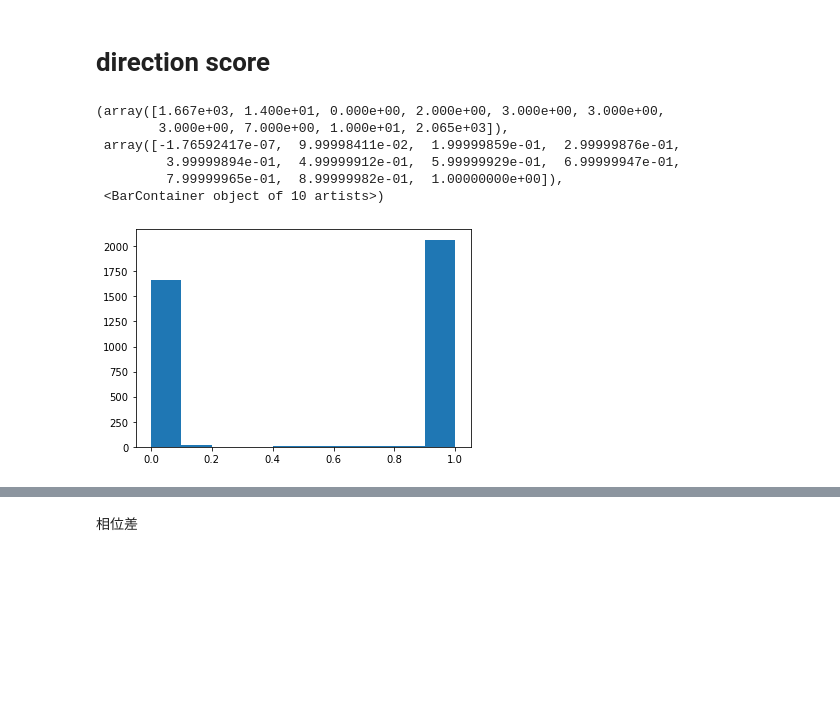
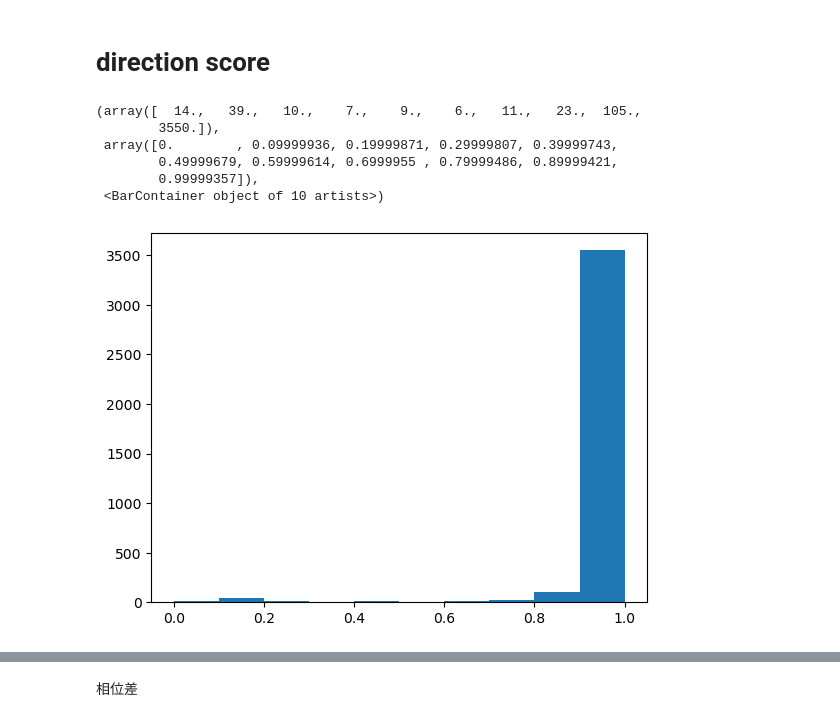
Before and after one commit to Coco233333/grid-pattern-formation, a Jupyter notebook: 2_band_cell_plot.ipynb, the cells around one changed output, grey strips where cells are left out. Saved outputs shown, nothing was run; the diff lists cells and outputs as text; code cells hidden in the pictures; blank space fills up the shorter version.

```diff
--- a/2_band_cell_plot.ipynb
+++ b/2_band_cell_plot.ipynb
@@ -90,7 +74,7 @@ def band_score(rate,res):
         )
         # print("Returning last known parameters:", params)
     # return popt, pcov
-    dx = 4.4/res
+    dx = 4/res
     k0 = params[1]
     phi = params[2]
     sigma = params[3]
@@ -140,7 +124,9 @@ from scipy.optimize import curve_fit
 Ng = 4096
 
 def gaussian(x, A, mu, sigma):
-    return A * np.exp(-(x - mu)**2 / (2 * sigma**2))
+    dis = np.abs(x - mu)
+    dis = np.where(dis>np.pi,np.pi*2-dis,dis)
+    return A * np.exp(-dis**2 / (2 * sigma**2))
 
 def direction_scores(activations_theta=activations_theta, Ng=Ng):
     scores = []
@@ -177,12 +209,12 @@ direction_scores, A_params, mu_params, sigma_params = direction_scores()
 # %%
-plt.hist(direction_scores)
+plt.hist(dir_scores)
 # %% [output]
-(array([1.667e+03, 1.400e+01, 0.000e+00, 2.000e+00, 3.000e+00, 3.000e+00,
-        3.000e+00, 7.000e+00, 1.000e+01, 2.065e+03]),
- array([-1.76592417e-07,  9.99998411e-02,  1.99999859e-01,  2.99999876e-01,
-         3.99999894e-01,  4.99999912e-01,  5.99999929e-01,  6.99999947e-01,
-         7.99999965e-01,  8.99999982e-01,  1.00000000e+00]),
+(array([  14.,   39.,   10.,    7.,    9.,    6.,   11.,   23.,  105.,
+        3550.]),
+ array([0.        , 0.09999936, 0.19999871, 0.29999807, 0.39999743,
+        0.49999679, 0.59999614, 0.6999955 , 0.79999486, 0.89999421,
+        0.99999357]),
  <BarContainer object of 10 artists>)
-[figure, old version]
+[figure, new version]
 # %%
 # 绘制direction比较高的orientation tuning
```
Also changed, not shown: parts of 6 cells of this notebook, 4 other files.
